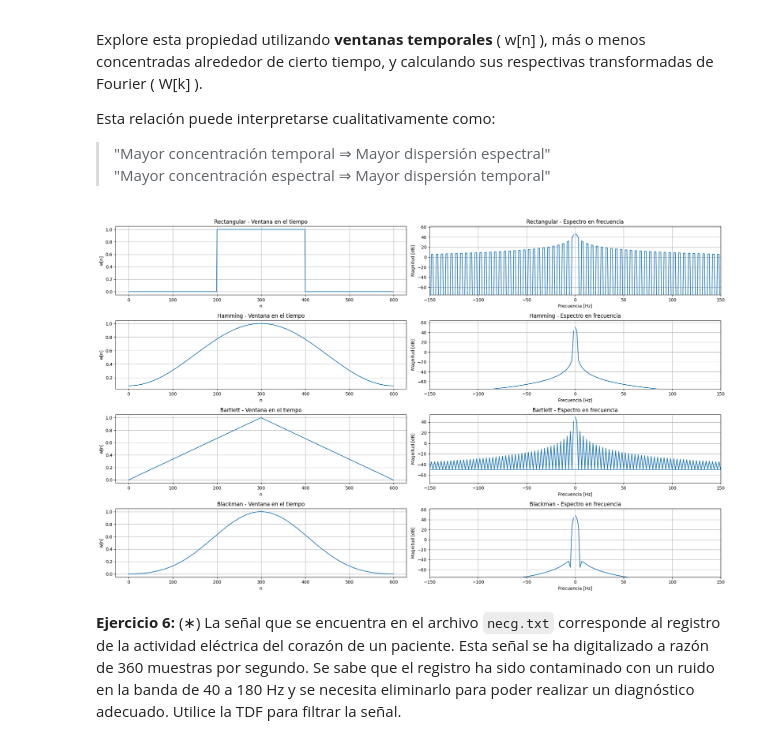
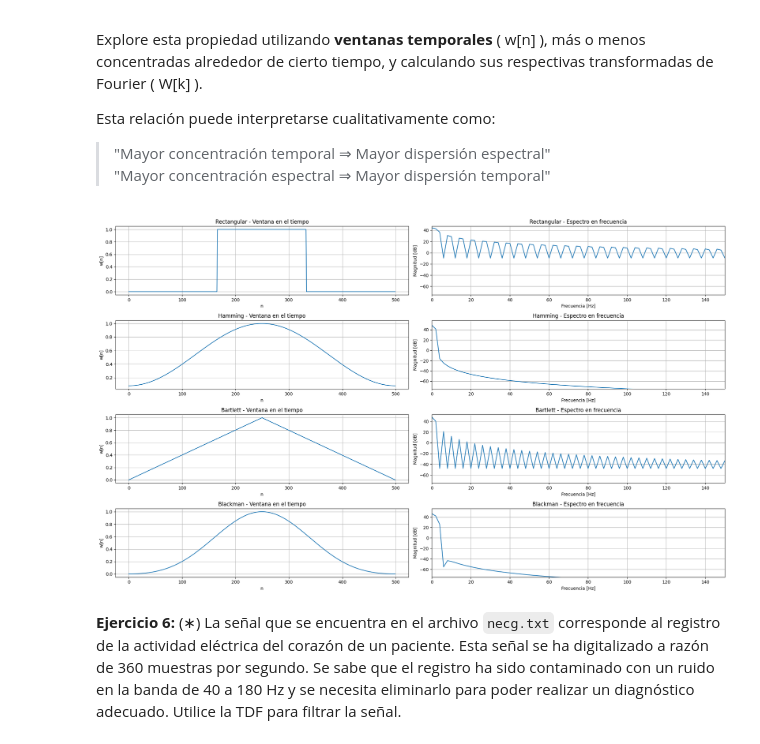
Before and after one commit to JuanKeiner/PDS_2025, a Jupyter notebook: Guia4/Guia4.ipynb, the cells around one changed output. Drawn from its saved outputs; the diff is of its cells as text; code cells hidden in the pictures.

```diff
--- a/Guia4/Guia4.ipynb
+++ b/Guia4/Guia4.ipynb
@@ -240,7 +249,7 @@ def analizar_tdf(x, nombre, fs):
     X_pos = X[:N // 2]
 
     plt.figure(figsize=(10, 3))
-    plt.stem(f_pos, np.abs(X_pos))
+    plt.plot(f_pos, np.abs(X_pos))
     plt.title(f"Espectro de magnitud - Señal {nombre} (solo frecuencias positivas)")
     plt.xlabel("Frecuencia [Hz]")
     plt.ylabel("|X[k]|")
@@ -365,10 +374,7 @@ Esta relación puede interpretarse cualitativamente como:
 > "Mayor concentración temporal ⇒ Mayor dispersión espectral"
 > "Mayor concentración espectral ⇒ Mayor dispersión temporal"
 # %%
-import numpy as np
-import matplotlib.pyplot as plt
-
-N = 600
+N = 500
 fs = 1000
 
 n = np.arange(N)
@@ -392,36 +398,36 @@ ventanas = [
     ("Hamming", hamming),
     ("Bartlett", bartlett),
     ("Blackman", blackman),
 ]
 
 plt.figure(figsize=(20, len(ventanas)*3))
 
 for i, (nombre, ventana) in enumerate(ventanas):
     espectro = tdf(ventana)
     f = eje_frecuencias(N, fs)
     magnitud = espectro
 
     # Dominio temporal
     plt.subplot(len(ventanas), 2, 2*i + 1)
     plt.plot(n, ventana)
     plt.title(f"{nombre} - Ventana en el tiempo")
     plt.xlabel("n")
     plt.ylabel("w[n]")
     plt.grid(True)
 
     # Dominio frecuencial
     plt.subplot(len(ventanas), 2, 2*i + 2)
-    plt.plot(f, 20*np.log10(magnitud + 1e-12))
+    plt.plot(f[:N//2], 20*np.log10(magnitud[:N//2] + 1e-12))
     plt.title(f"{nombre} - Espectro en frecuencia")
     plt.xlabel("Frecuencia [Hz]")
     plt.ylabel("Magnitud [dB]")
     plt.grid(True)
-    plt.xlim(-150, 150)
+    plt.xlim(0, 150)
     plt.ylim(-75, None)
 plt.tight_layout()
 plt.show()
 # %% [output]
-[figure, old version]
+[figure, new version]
 # %% [markdown]
 **Ejercicio 6:** (∗) La señal que se encuentra en el archivo `necg.txt` corresponde al registro de la actividad eléctrica del corazón de un paciente. Esta señal se ha digitalizado a razón de 360 muestras por segundo. Se sabe que el registro ha sido contaminado con un ruido en la banda de 40 a 180 Hz y se necesita eliminarlo para poder realizar un diagnóstico adecuado. Utilice la TDF para filtrar la señal.
 # %%
```
Also changed, not shown: parts of 8 cells of this notebook.
